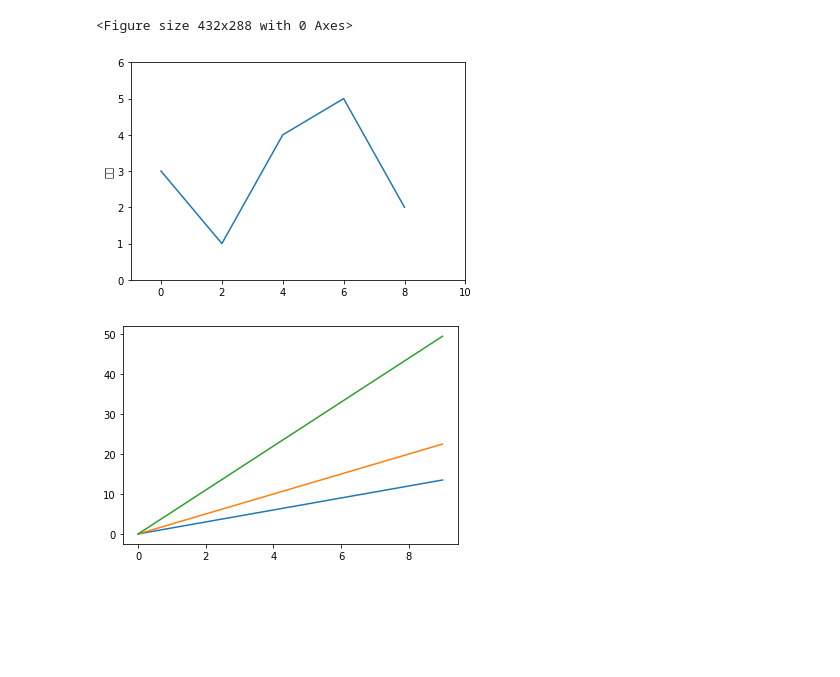
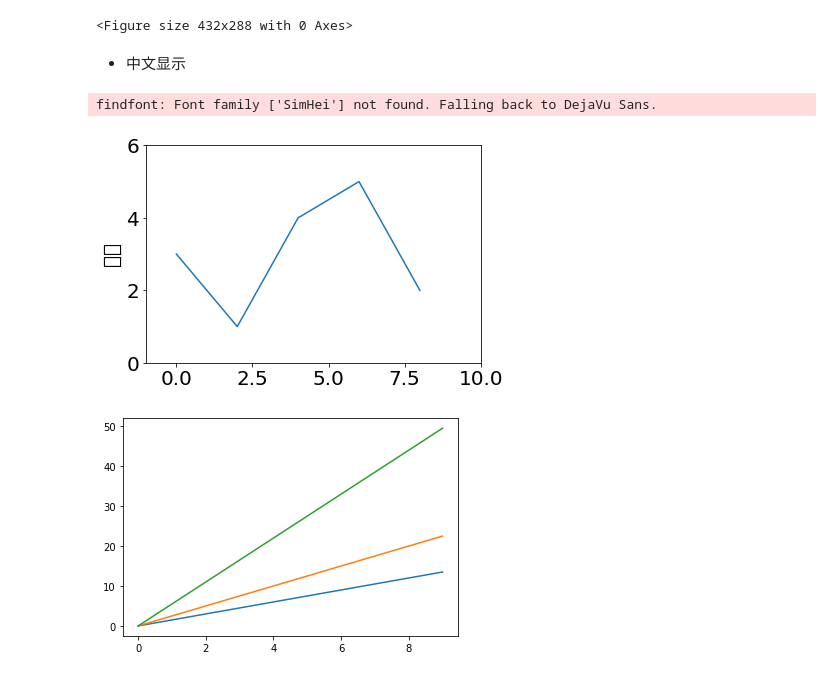
Before and after one commit to waynewjp/data_learn, a Jupyter notebook: matprolib库学习.ipynb, the cells around one changed output. Drawn from its saved outputs; the diff is of its cells as text; code cells hidden in the pictures; blank space fills up the shorter version.

```diff
--- a/matprolib库学习.ipynb
+++ b/matprolib库学习.ipynb
@@ -16,20 +16,23 @@ plt.savefig('/home/www/jupyter_lab/素材/test',dpi=600) #默认是png格式
 # %% [output]
 [figure]
 <Figure size 432x288 with 0 Axes>
+# %% [markdown]
+* 中文显示
 # %%
+import matplotlib.pyplot as plt
 import matplotlib
-import matplotlib.pyplot as plt
-#设置字体为楷体
-matplotlib.rcParams['font.sans-serif']=['SimHei'] #显示中文标签
-matplotlib.rcParams['axes.unicode_minus']=False   #这两行需要手动设置
+matplotlib.rcParams['font.family']='SimHei'
+matplotlib.rcParams['font.size']=20
+
 #两个参数，一个x，一个y
 plt.plot([0,2,4,6,8],[3,1,4,5,2])
-plt.ylabel('成绩')
+plt.ylabel('成绩',fontpro)
 #axis设定横纵坐标尺度：-1,10表示x轴坐标从-1到10，0,6表示y轴从0-6
 plt.axis([-1,10,0,6])
 plt.show()
 # %% [output]
+findfont: Font family ['SimHei'] not found. Falling back to DejaVu Sans.
-[figure, old version]
+[figure, new version]
 # %%
 import numpy as np
 import matplotlib.pyplot as plt
```
Also changed, not shown: 1 other file.
